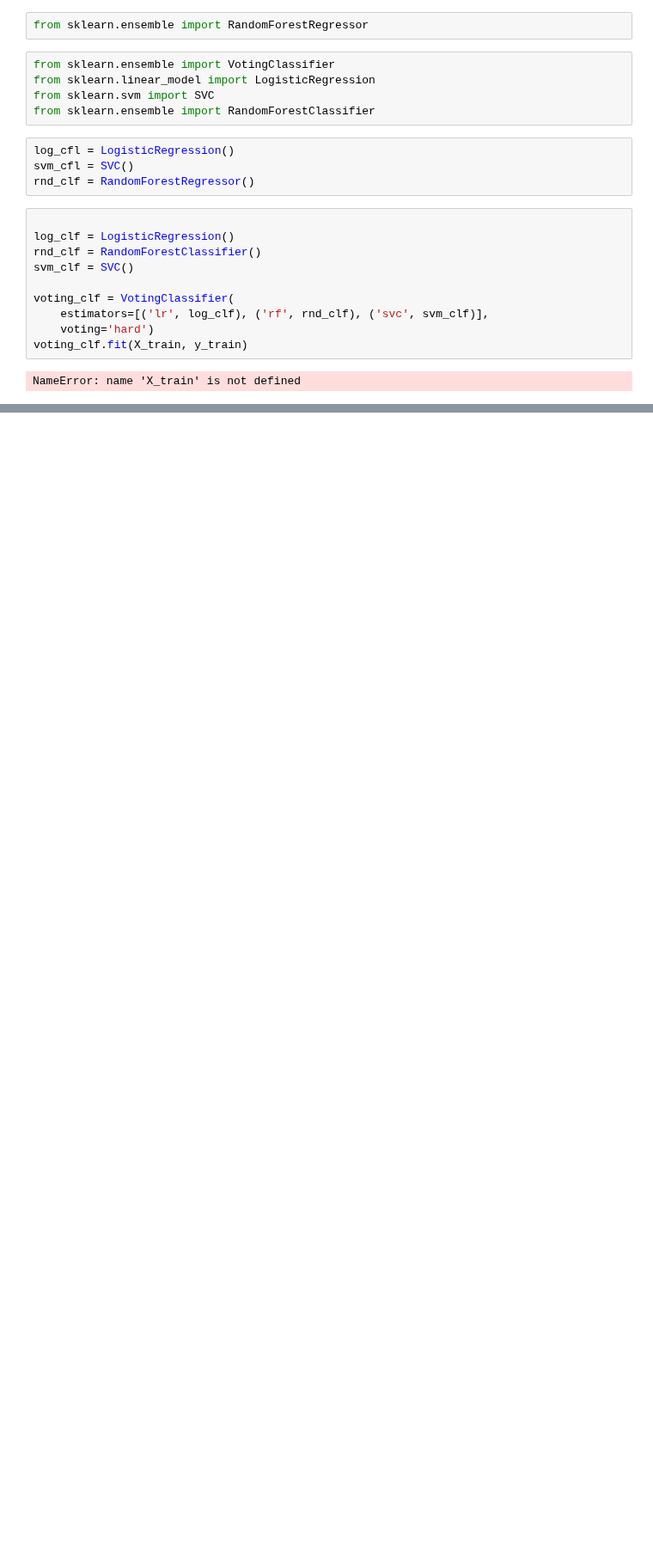
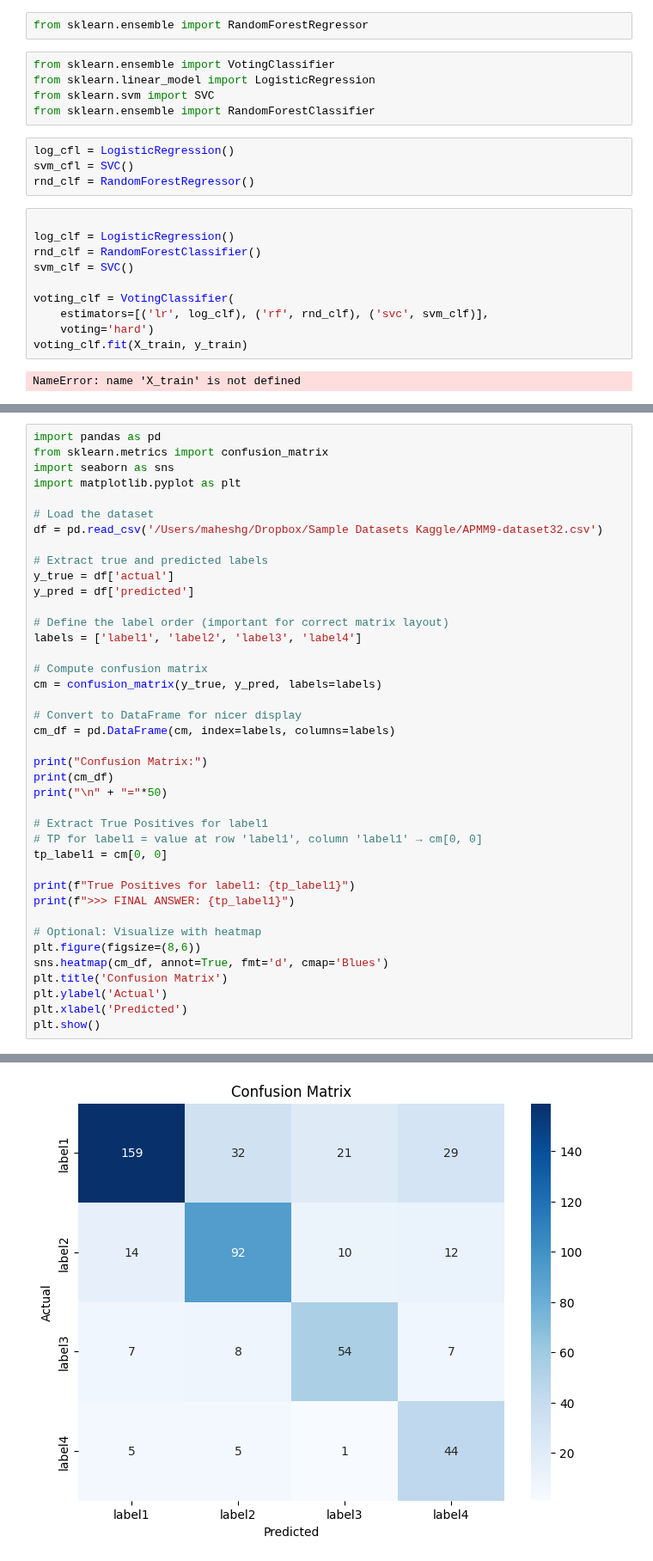
Before and after one commit to gmkumar1988/PythonPractise, a Jupyter notebook: AppliedPredictive.ipynb, the cells around one changed output, grey strips where cells are left out. Shown at 86% size. Saved outputs shown, nothing was run; the diff lists cells and outputs as text; blank space fills up the shorter version.

```diff
--- a/AppliedPredictive.ipynb
+++ b/AppliedPredictive.ipynb
@@ -1179,0 +1535,41 @@ NameError: name 'X_train' is not defined
+# %%
+import pandas as pd
+from sklearn.metrics import confusion_matrix
+import seaborn as sns
+import matplotlib.pyplot as plt
+
+# Load the dataset
+df = pd.read_csv('/Users/maheshg/Dropbox/Sample Datasets Kaggle/APMM9-dataset32.csv')
+
+# Extract true and predicted labels
+y_true = df['actual']
+y_pred = df['predicted']
+
+# Define the label order (important for correct matrix layout)
+labels = ['label1', 'label2', 'label3', 'label4']
+
+# Compute confusion matrix
+cm = confusion_matrix(y_true, y_pred, labels=labels)
+
+# Convert to DataFrame for nicer display
+cm_df = pd.DataFrame(cm, index=labels, columns=labels)
+
+print("Confusion Matrix:")
+print(cm_df)
+print("\n" + "="*50)
+
+# Extract True Positives for label1
+# TP for label1 = value at row 'label1', column 'label1' → cm[0, 0]
+tp_label1 = cm[0, 0]
+
+print(f"True Positives for label1: {tp_label1}")
+print(f">>> FINAL ANSWER: {tp_label1}")
+
+# Optional: Visualize with heatmap
+plt.figure(figsize=(8,6))
+sns.heatmap(cm_df, annot=True, fmt='d', cmap='Blues')
+plt.title('Confusion Matrix')
+plt.ylabel('Actual')
+plt.xlabel('Predicted')
+plt.show()
+# %% [output]
@@ -1179,0 +1586 @@ NameError: name 'X_train' is not defined
+[figure, added]
```
Also changed, not shown: parts of 27 cells of this notebook.
